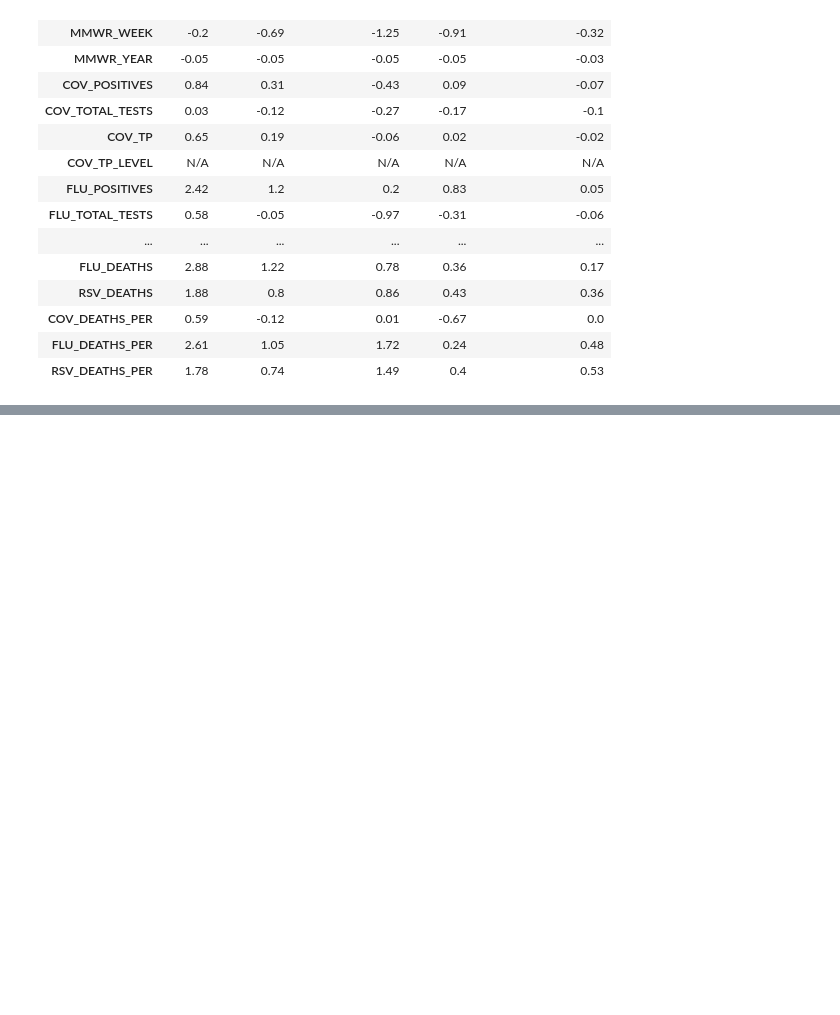
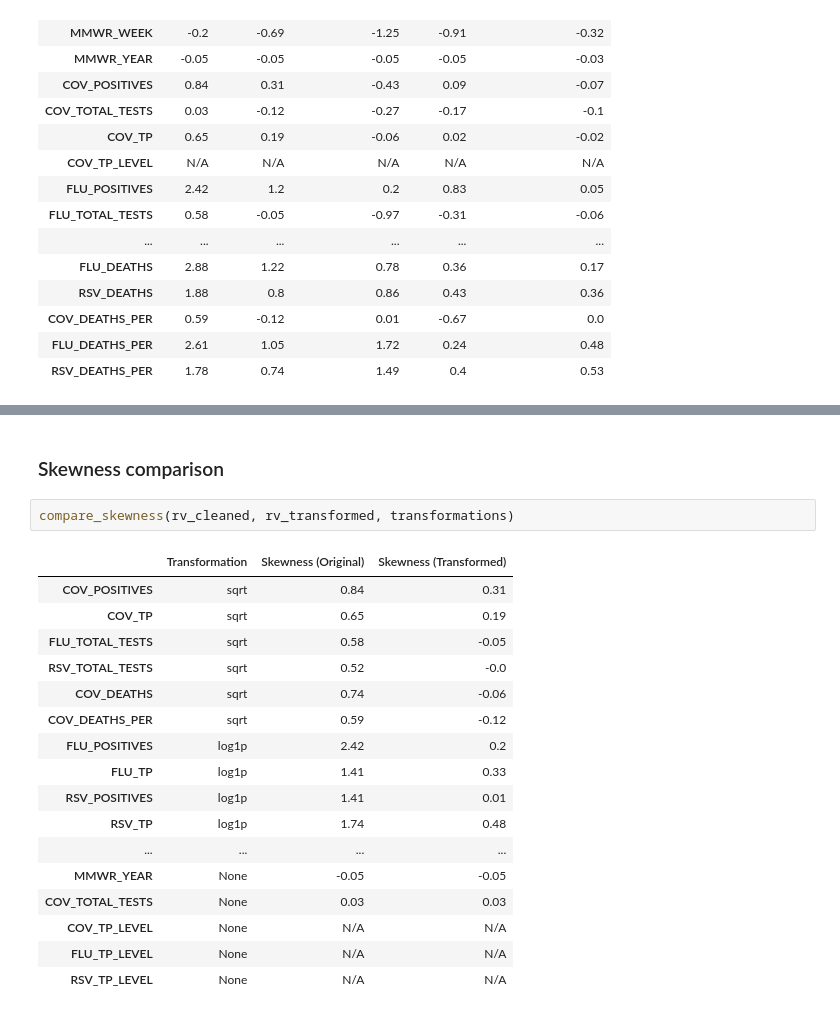
Before and after one commit to ianbunag/cmpe-255-data-mining-project, a Jupyter notebook: 03-30-data-preparation-respiratory-virus-dashboard.ipynb, the cells around one changed output, grey strips where cells are left out. Cells and saved outputs as stored; diff of their text form; blank space fills up the shorter version.

```diff
--- a/03-30-data-preparation-respiratory-virus-dashboard.ipynb
+++ b/03-30-data-preparation-respiratory-virus-dashboard.ipynb
@@ -194,0 +103,22 @@ rv_transformed.to_csv('04-01-respiratory-virus-dashboard-2023-2026.csv', index=F
+# %% [markdown]
+### Skewness comparison
+# %%
+compare_skewness(rv_cleaned, rv_transformed, transformations)
+# %% [output]
+|  | Transformation | Skewness (Original) | Skewness (Transformed) |
+| COV_POSITIVES | sqrt | 0.84 | 0.31 |
+| COV_TP | sqrt | 0.65 | 0.19 |
+| FLU_TOTAL_TESTS | sqrt | 0.58 | -0.05 |
+| RSV_TOTAL_TESTS | sqrt | 0.52 | -0.0 |
+| COV_DEATHS | sqrt | 0.74 | -0.06 |
+| COV_DEATHS_PER | sqrt | 0.59 | -0.12 |
+| FLU_POSITIVES | log1p | 2.42 | 0.2 |
+| FLU_TP | log1p | 1.41 | 0.33 |
+| RSV_POSITIVES | log1p | 1.41 | 0.01 |
+| RSV_TP | log1p | 1.74 | 0.48 |
+| ... | ... | ... | ... |
+| MMWR_YEAR | None | -0.05 | -0.05 |
+| COV_TOTAL_TESTS | None | 0.03 | 0.03 |
+| COV_TP_LEVEL | None | N/A | N/A |
+| FLU_TP_LEVEL | None | N/A | N/A |
+| RSV_TP_LEVEL | None | N/A | N/A |
```
Also changed, not shown: parts of 14 cells of this notebook, 6 other files.
